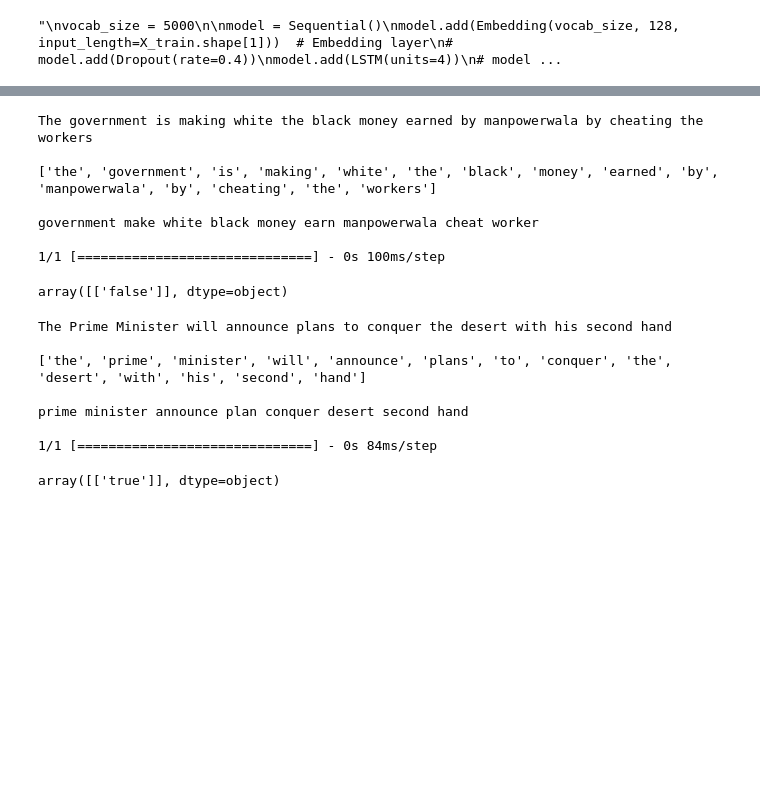
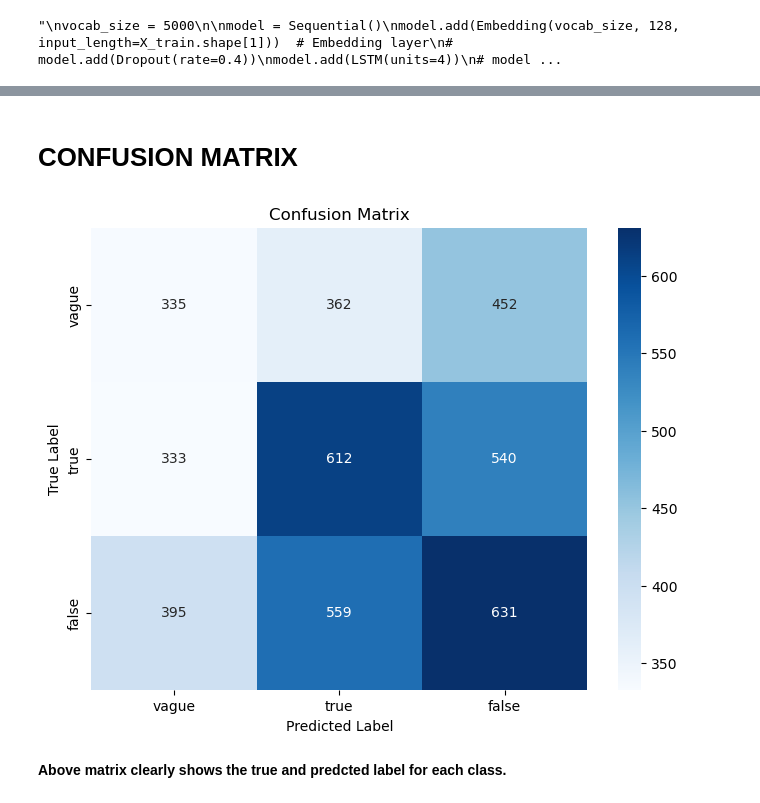
Before and after one commit to upama19/Nepali-News, a Jupyter notebook: lstm_new.ipynb, the cells around one changed output, grey strips where cells are left out. Drawn from its saved outputs; the diff is of its cells as text; code cells hidden in the pictures; blank space fills up the shorter version.

```diff
--- a/lstm_new.ipynb
+++ b/lstm_new.ipynb
@@ -95,7 +102,7 @@ def removepunctuation(sentence):
    punctuationfree="".join([i for i in new_text if i not in string.punctuation])
    return punctuationfree
 # %%
-original_df["statement_removedpunctuation"] = original_df['english_translation'].apply(removepunctuation)
+original_df["statement_removedpunctuation"] = original_df['english_translation'].apply(lambda x : removepunctuation(x))
 # %%
 original_df.head()
 # %% [output]
@@ -210,0 +250,2 @@ Create one hot representation of the corpus
+# %%
+voc_size = 5000
@@ -409,0 +498,3 @@ WARNING: Running pip as the 'root' user can result in broken permissions and con
+# %%
+y_pred_binary = (y_pred >= 0.5).astype(int)
+y_pred_binary
@@ -409,0 +543,20 @@ WARNING: Running pip as the 'root' user can result in broken permissions and con
+# %%
+y_pred_flattened = np.argmax(y_pred_binary, axis=1)
+confusion_mat = confusion_matrix(np.asarray(np.argmax(y_test, axis=1)), y_pred_flattened)
+class_labels = ['vague', 'true', 'false']
+# %% [markdown]
+# CONFUSION MATRIX
+# %%
+confusion_df = pd.DataFrame(confusion_mat, index=class_labels, columns=class_labels)
+
+# Plot the confusion matrix using seaborn
+plt.figure(figsize=(8, 6))
+sns.heatmap(confusion_df, annot=True, cmap='Blues', fmt='d')
+plt.title('Confusion Matrix')
+plt.xlabel('Predicted Label')
+plt.ylabel('True Label')
+plt.show()
+# %% [output]
+[figure, added]
+# %% [markdown]
+**Above matrix clearly shows the true and predcted label for each class.**
@@ -424,25 +578,3 @@ def fake_news_tester(nepali_news):
     X_input = np.array(input_embedded)
     predictedlabely = model.predict(np.asarray(X_input))
     return ohe.inverse_transform(predictedlabely)
-# %%
-fake_news_tester("म्यानपावरवालाले श्रमिकलाई ठगेर कमाएको कालोधन सेतो बनाउँदै सरकार")
-# %% [output]
-The government is making white the black money earned by manpowerwala by cheating the workers
-
-['the', 'government', 'is', 'making', 'white', 'the', 'black', 'money', 'earned', 'by', 'manpowerwala', 'by', 'cheating', 'the', 'workers']
-
-government make white black money earn manpowerwala cheat worker
-
-1/1 [==============================] - 0s 100ms/step
-array([['false']], dtype=object)
-# %%
-fake_news_tester("प्रधानमन्त्रीले आफ्नो दोस्रो हातमा मरुभूमि जित्ने योजना घोषणा गर्ने")
-# %% [output]
-The Prime Minister will announce plans to conquer the desert with his second hand
-
-['the', 'prime', 'minister', 'will', 'announce', 'plans', 'to', 'conquer', 'the', 'desert', 'with', 'his', 'second', 'hand']
-
-prime minister announce plan conquer desert second hand
-
-1/1 [==============================] - 0s 84ms/step
-array([['true']], dtype=object)
```
Also changed, not shown: parts of 95 cells of this notebook.
